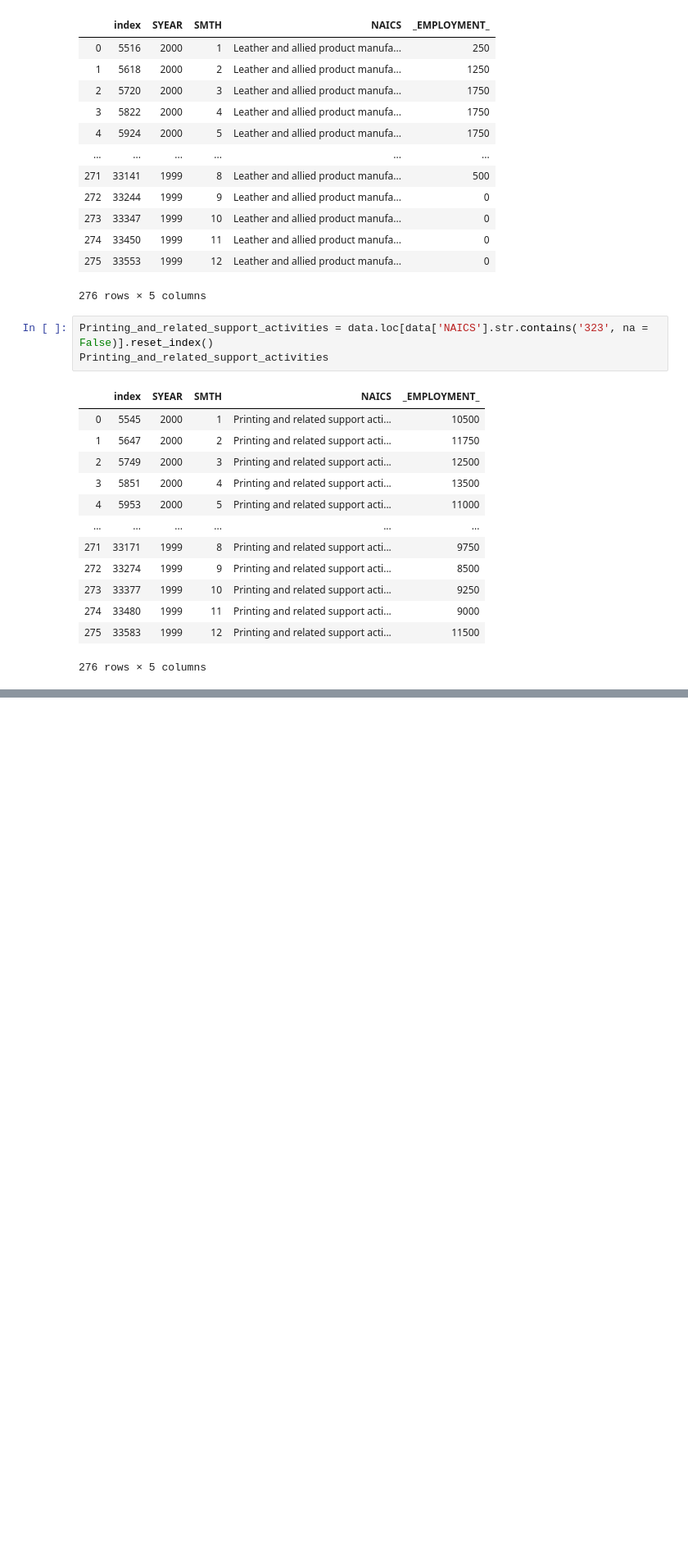
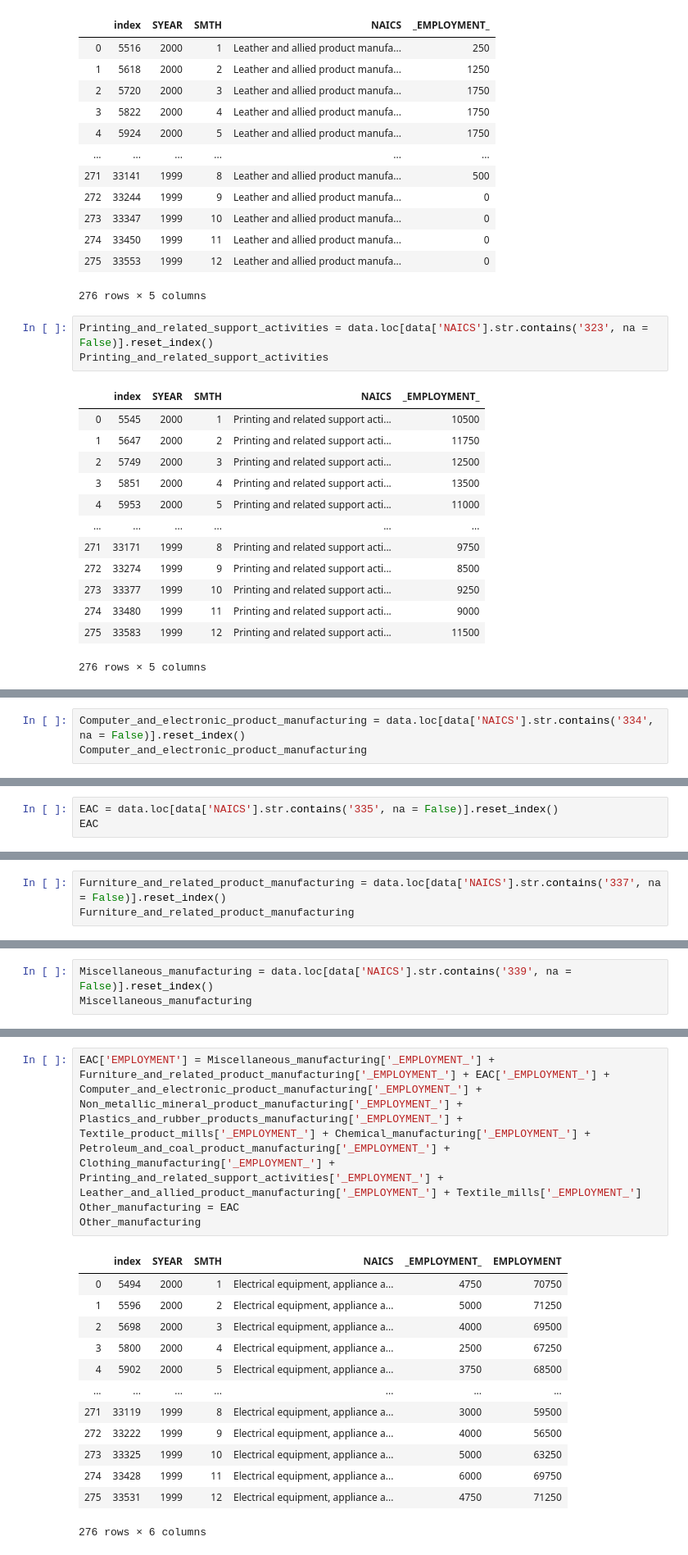
Before and after one commit to Hotlynn2/SERIES-ANALYSIS-OF-NAICS, a Jupyter notebook: Time Analysis Series.ipynb, the cells around one changed output, grey strips where cells are left out. Shown at 82% size. Saved outputs shown, nothing was run; the diff lists cells and outputs as text; blank space fills up the shorter version.

```diff
--- a/Time Analysis Series.ipynb
+++ b/Time Analysis Series.ipynb
@@ -1999,0 +2068,3 @@ Printing_and_related_support_activities
+# %%
+Computer_and_electronic_product_manufacturing = data.loc[data['NAICS'].str.contains('334', na = False)].reset_index()
+Computer_and_electronic_product_manufacturing
@@ -1999,0 +2085,3 @@ Printing_and_related_support_activities
+# %%
+EAC = data.loc[data['NAICS'].str.contains('335', na = False)].reset_index()
+EAC
@@ -1999,0 +2102,3 @@ Printing_and_related_support_activities
+# %%
+Furniture_and_related_product_manufacturing = data.loc[data['NAICS'].str.contains('337', na = False)].reset_index()
+Furniture_and_related_product_manufacturing
@@ -1999,0 +2119,3 @@ Printing_and_related_support_activities
+# %%
+Miscellaneous_manufacturing = data.loc[data['NAICS'].str.contains('339', na = False)].reset_index()
+Miscellaneous_manufacturing
@@ -1999,0 +2136,18 @@ Printing_and_related_support_activities
+# %%
+EAC['EMPLOYMENT'] = Miscellaneous_manufacturing['_EMPLOYMENT_'] + Furniture_and_related_product_manufacturing['_EMPLOYMENT_'] + EAC['_EMPLOYMENT_'] + Computer_and_electronic_product_manufacturing['_EMPLOYMENT_'] + Non_metallic_mineral_product_manufacturing['_EMPLOYMENT_'] + Plastics_and_rubber_products_manufacturing['_EMPLOYMENT_'] + Textile_product_mills['_EMPLOYMENT_'] + Chemical_manufacturing['_EMPLOYMENT_'] + Petroleum_and_coal_product_manufacturing['_EMPLOYMENT_'] + Clothing_manufacturing['_EMPLOYMENT_'] + Printing_and_related_support_activities['_EMPLOYMENT_'] + Leather_and_allied_product_manufacturing['_EMPLOYMENT_'] + Textile_mills['_EMPLOYMENT_']
+Other_manufacturing = EAC
+Other_manufacturing
+# %% [output]
+|  | index | SYEAR | SMTH | NAICS | _EMPLOYMENT_ | EMPLOYMENT |
+| 0 | 5494 | 2000 | 1 | Electrical equipment, appliance a... | 4750 | 70750 |
+| 1 | 5596 | 2000 | 2 | Electrical equipment, appliance a... | 5000 | 71250 |
+| 2 | 5698 | 2000 | 3 | Electrical equipment, appliance a... | 4000 | 69500 |
+| 3 | 5800 | 2000 | 4 | Electrical equipment, appliance a... | 2500 | 67250 |
+| 4 | 5902 | 2000 | 5 | Electrical equipment, appliance a... | 3750 | 68500 |
+| ... | ... | ... | ... | ... | ... | ... |
+| 271 | 33119 | 1999 | 8 | Electrical equipment, appliance a... | 3000 | 59500 |
+| 272 | 33222 | 1999 | 9 | Electrical equipment, appliance a... | 4000 | 56500 |
+| 273 | 33325 | 1999 | 10 | Electrical equipment, appliance a... | 5000 | 63250 |
+| 274 | 33428 | 1999 | 11 | Electrical equipment, appliance a... | 6000 | 69750 |
+| 275 | 33531 | 1999 | 12 | Electrical equipment, appliance a... | 4750 | 71250 |
+276 rows × 6 columns
```
Also changed, not shown: parts of 10 cells of this notebook.
